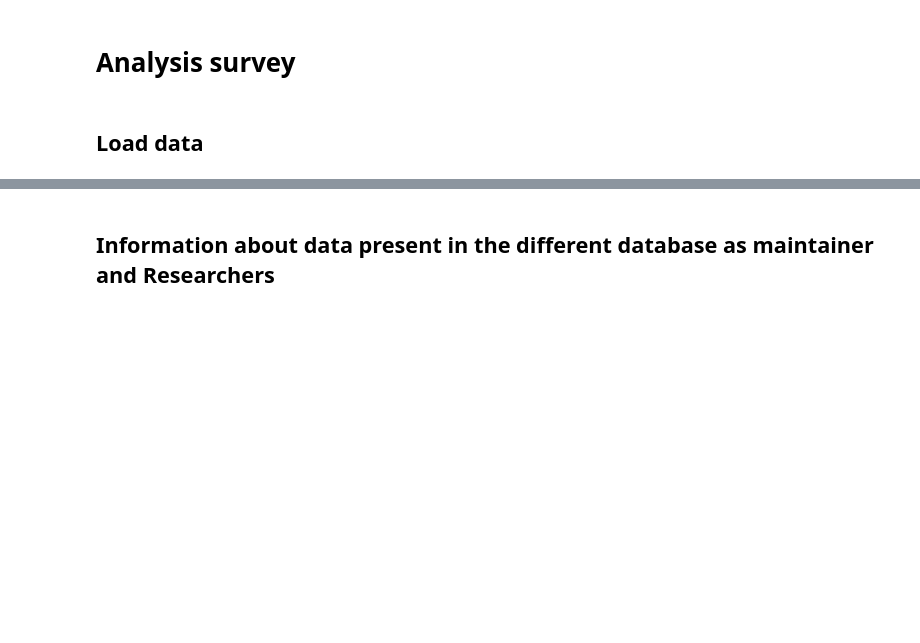
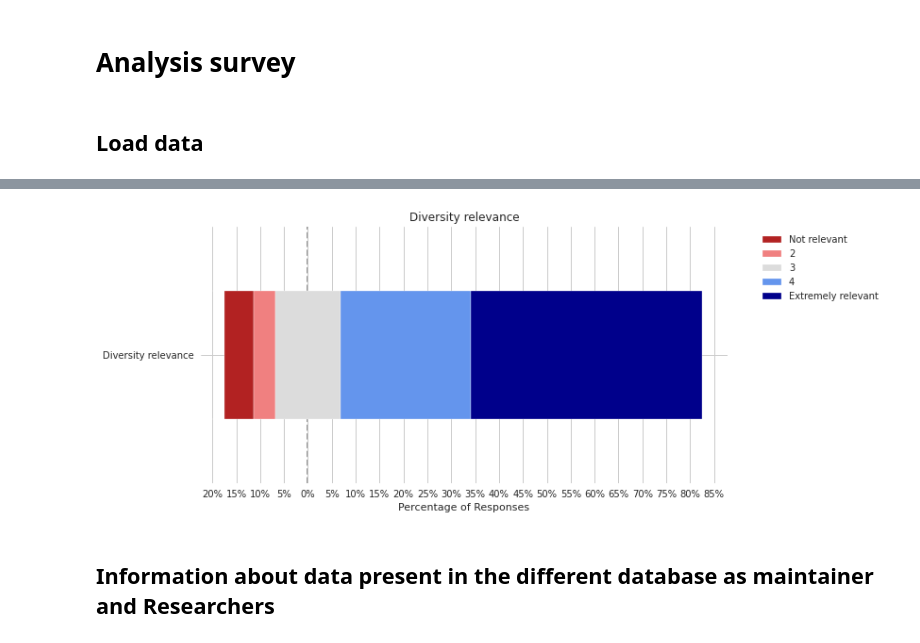
Before and after one commit to social-link-analytics-group-bsc/biohackathon-project-35, a Jupyter notebook: Survey - descriptive analysis.ipynb, the cells around one changed output, grey strips where cells are left out. Drawn from its saved outputs; the diff is of its cells as text; code cells hidden in the pictures; blank space fills up the shorter version.

```diff
--- a/Survey - descriptive analysis.ipynb
+++ b/Survey - descriptive analysis.ipynb
@@ -77,3 +233,10 @@ df.head()
+# %%
+ax = plot_likert.plot_likert(df['Diversity relevance'].to_frame(), scale,
+                        plot_percentage=True, figsize=(10, 5))
+ax.set_title("Diversity relevance")
+plt.show()
+# %% [output]
+[figure, added]
 # %% [markdown]
 ## Information about data present in the different database as maintainer and Researchers
 # %% [markdown]
```
Also changed, not shown: parts of 37 cells of this notebook.
